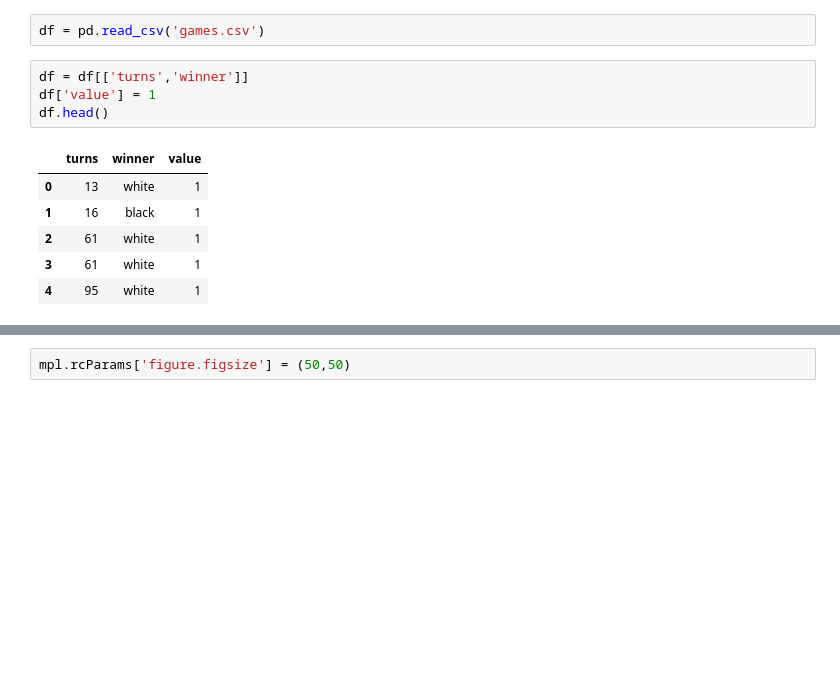
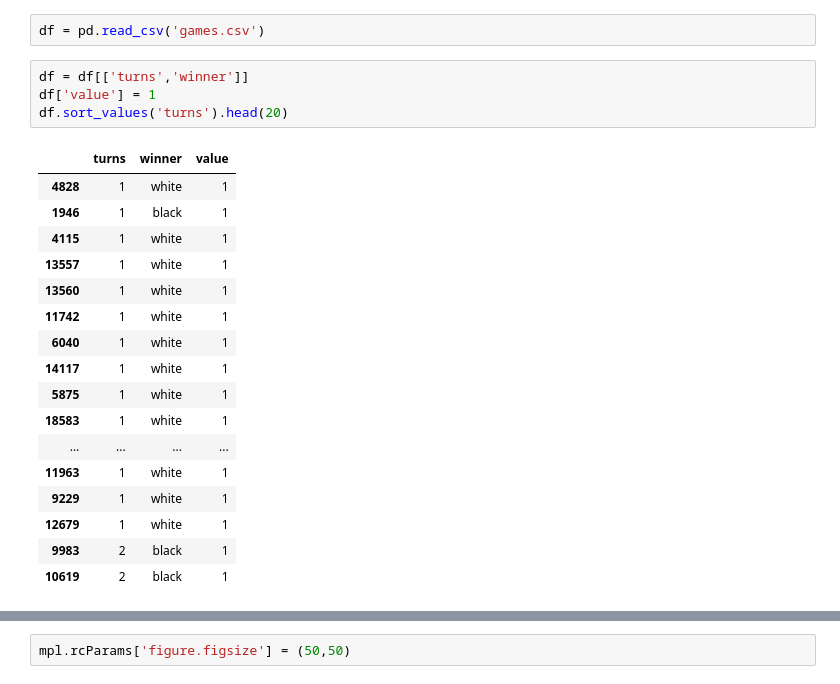
Before and after one commit to spkuehl/chess-analysis, a Jupyter notebook: Chess Outcome By Game Length.ipynb, the cells around one changed output, grey strips where cells are left out. Saved outputs shown, nothing was run; the diff lists cells and outputs as text; blank space fills up the shorter version.

```diff
--- a/Chess Outcome By Game Length.ipynb
+++ b/Chess Outcome By Game Length.ipynb
@@ -8,14 +8,25 @@ df = pd.read_csv('games.csv')
 # %%
 df = df[['turns','winner']]
 df['value'] = 1
-df.head()
+df.sort_values('turns').head(20)
 # %% [output]
 |  | turns | winner | value |
-| 0 | 13 | white | 1 |
-| 1 | 16 | black | 1 |
-| 2 | 61 | white | 1 |
-| 3 | 61 | white | 1 |
-| 4 | 95 | white | 1 |
+| 4828 | 1 | white | 1 |
+| 1946 | 1 | black | 1 |
+| 4115 | 1 | white | 1 |
+| 13557 | 1 | white | 1 |
+| 13560 | 1 | white | 1 |
+| 11742 | 1 | white | 1 |
+| 6040 | 1 | white | 1 |
+| 14117 | 1 | white | 1 |
+| 5875 | 1 | white | 1 |
+| 18583 | 1 | white | 1 |
+| ... | ... | ... | ... |
+| 11963 | 1 | white | 1 |
+| 9229 | 1 | white | 1 |
+| 12679 | 1 | white | 1 |
+| 9983 | 2 | black | 1 |
+| 10619 | 2 | black | 1 |
 # %%
 df = df.groupby(['turns','winner'])
 df = df.count()
```
Also changed, not shown: parts of 8 cells of this notebook.
